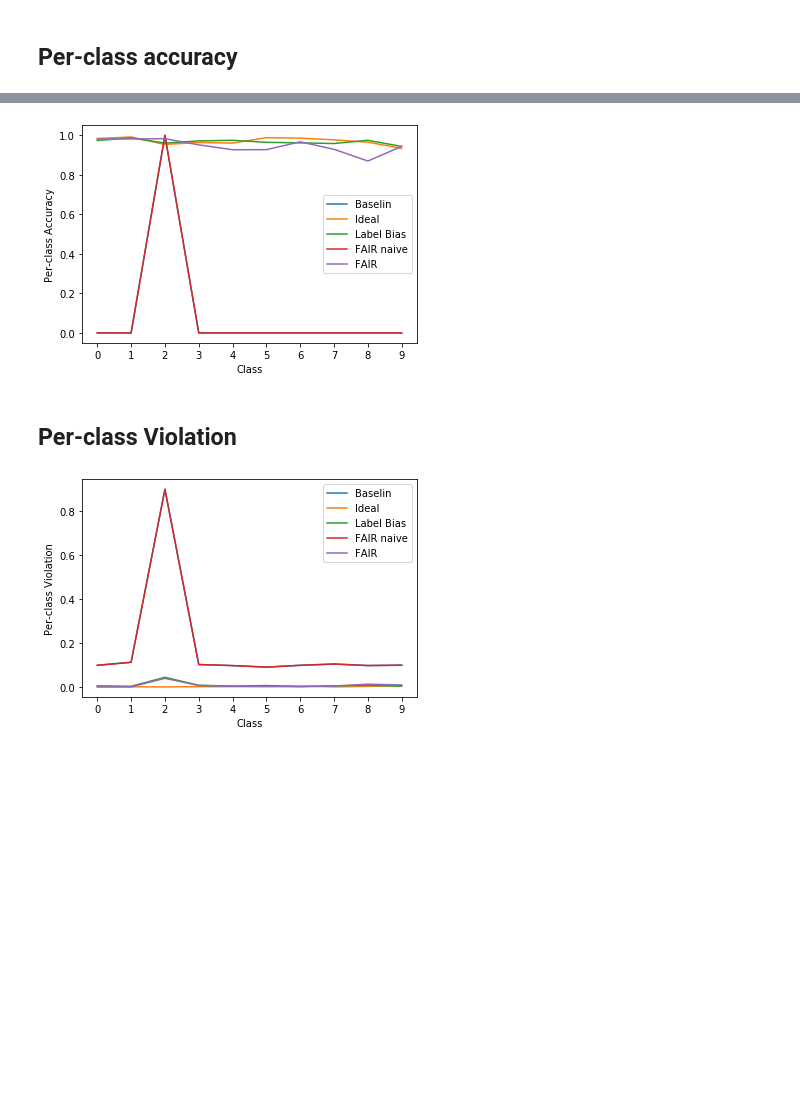
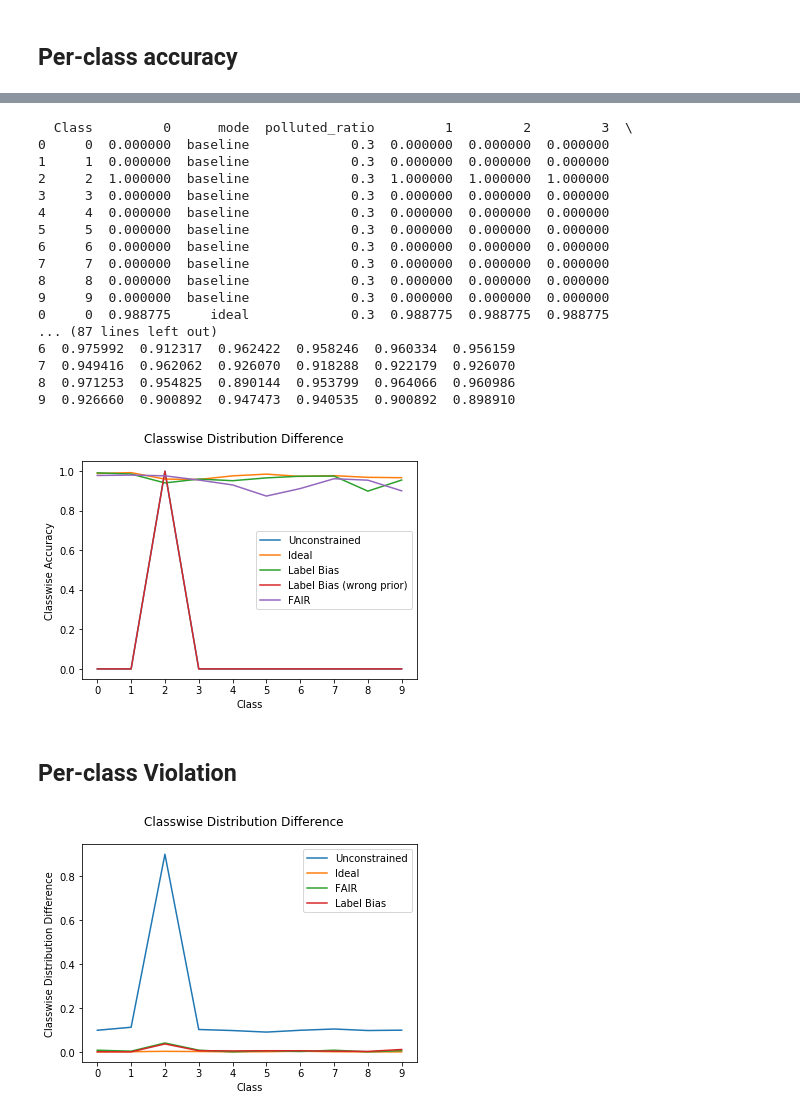
Before and after one commit to eric-yoo/FAIR, a Jupyter notebook: Parser.ipynb, the cells around one changed output, grey strips where cells are left out. Cells and saved outputs as stored; diff of their text form; code cells hidden in the pictures; blank space fills up the shorter version.

```diff
--- a/Parser.ipynb
+++ b/Parser.ipynb
@@ -8,9 +8,9 @@ import seaborn as sns
 # %%
 # iteration x class
 def get_df(mode, polluted_ratio):
-    acc       = pd.read_csv(f"test_{mode}_accuracy_p{polluted_ratio}.csv")
-    acc_cls   = pd.read_csv(f"test_{mode}_accuracy_cls_p{polluted_ratio}.csv")
-    violation = pd.read_csv(f"test_{mode}_violation_p{polluted_ratio}.csv")
+    acc       = pd.read_csv(f"results/mnist/test_{mode}_accuracy_p{polluted_ratio}.csv")
+    acc_cls   = pd.read_csv(f"results/mnist/test_{mode}_accuracy_cls_p{polluted_ratio}.csv")
+    violation = pd.read_csv(f"results/mnist/test_{mode}_violation_p{polluted_ratio}.csv")
 
     acc["mode"]=mode
     acc["polluted_ratio"]=polluted_ratio
@@ -25,9 +25,9 @@ def get_df(mode, polluted_ratio):
 # %%
 # class x iteration
 def get_df2(mode, polluted_ratio):
-    acc       = pd.read_csv(f"test_{mode}_accuracy_p{polluted_ratio}.csv").T
-    acc_cls   = pd.read_csv(f"test_{mode}_accuracy_cls_p{polluted_ratio}.csv").T
-    violation = pd.read_csv(f"test_{mode}_violation_p{polluted_ratio}.csv").T
+    acc       = pd.read_csv(f"results/mnist/test_{mode}_accuracy_p{polluted_ratio}.csv").T
+    acc_cls   = pd.read_csv(f"results/mnist/test_{mode}_accuracy_cls_p{polluted_ratio}.csv").T
+    violation = pd.read_csv(f"results/mnist/test_{mode}_violation_p{polluted_ratio}.csv").T
 
     acc["mode"]=mode
     acc["polluted_ratio"]=polluted_ratio
@@ -49,7 +49,7 @@ def get_df2(mode, polluted_ratio):
 # t1,t2,t3 = get_df2("lb",0.3)
 # t2
 # %%
-modes=['baseline','ideal','lb','fair_naive','fair']
+modes=['baseline','ideal','lb','lb_wrong','fair']
 polluted_ratio = 0.3
 
 accs       = pd.DataFrame()
@@ -155,20 +187,20 @@ def plot3(dat, iteration=8, label="Accuracy"):
     fig = plt.figure()
 
     #lb, fair_naive, fair
-    ax = sns.lineplot(data=dat[dat["mode"].isin(["lb","fair_naive","fair","baseline","ideal"])], \
+    ax = sns.lineplot(data=dat[dat["mode"].isin(["baseline","ideal","lb","lb_wrong","fair",])], \
 #     ax = sns.lineplot(data=dat[dat["mode"].isin(["fair"])], \
                       x="Class", \
                       y=iteration, \
                       hue='mode')
-
-    labels = ["Baselin","Ideal","Label Bias","FAIR naive", "FAIR "]
+    print(dat[dat["mode"].isin(["baseline","ideal","lb","lb_wrong","fair",])])
+    labels = ["Unconstrained","Ideal", "Label Bias", "Label Bias (wrong prior)", "FAIR",]
     handles, _ = ax.get_legend_handles_labels()
 
     ax.set_ylabel(label)
 
-    plt.legend(handles = handles, labels = labels)
-
-    plt.show()
+    plt.legend(handles = handles[1:], labels = labels)
+    plt.suptitle('Classwise Distribution Difference')
+    plt.savefig(F'figs/{label}.png')
 
 # plot3(accs_cls_T)
 # %% [markdown]
@@ -190,12 +242,29 @@ plot2(violations,class_idx=9,label="Violation")
 # %%
 # Per-class accuracy for an iteration
 # defualt iteration is 9
-plot3(accs_cls_T, iteration=5, label="Per-class Accuracy")
+plot3(accs_cls_T, iteration=5, label="Classwise Accuracy")
 # %% [output]
+  Class         0      mode  polluted_ratio         1         2         3  \
+0     0  0.000000  baseline             0.3  0.000000  0.000000  0.000000
+1     1  0.000000  baseline             0.3  0.000000  0.000000  0.000000
+2     2  1.000000  baseline             0.3  1.000000  1.000000  1.000000
+3     3  0.000000  baseline             0.3  0.000000  0.000000  0.000000
+4     4  0.000000  baseline             0.3  0.000000  0.000000  0.000000
+5     5  0.000000  baseline             0.3  0.000000  0.000000  0.000000
+6     6  0.000000  baseline             0.3  0.000000  0.000000  0.000000
+7     7  0.000000  baseline             0.3  0.000000  0.000000  0.000000
+8     8  0.000000  baseline             0.3  0.000000  0.000000  0.000000
+9     9  0.000000  baseline             0.3  0.000000  0.000000  0.000000
+0     0  0.988775     ideal             0.3  0.988775  0.988775  0.988775
+... (87 lines left out)
+6  0.975992  0.912317  0.962422  0.958246  0.960334  0.956159
+7  0.949416  0.962062  0.926070  0.918288  0.922179  0.926070
+8  0.971253  0.954825  0.890144  0.953799  0.964066  0.960986
+9  0.926660  0.900892  0.947473  0.940535  0.900892  0.898910
-[figure, old version]
+[figure, new version]
 # %% [markdown]
 ## Per-class Violation
 # %%
-plot3(violations_T, iteration=5, label="Per-class Violation")
+plot3(violations_T, iteration=5, label="Classwise Distribution Difference")
 # %% [output]
-[figure, old version]
+[figure, new version]
```
Also changed, not shown: parts of 9 cells of this notebook, 54 other files.
